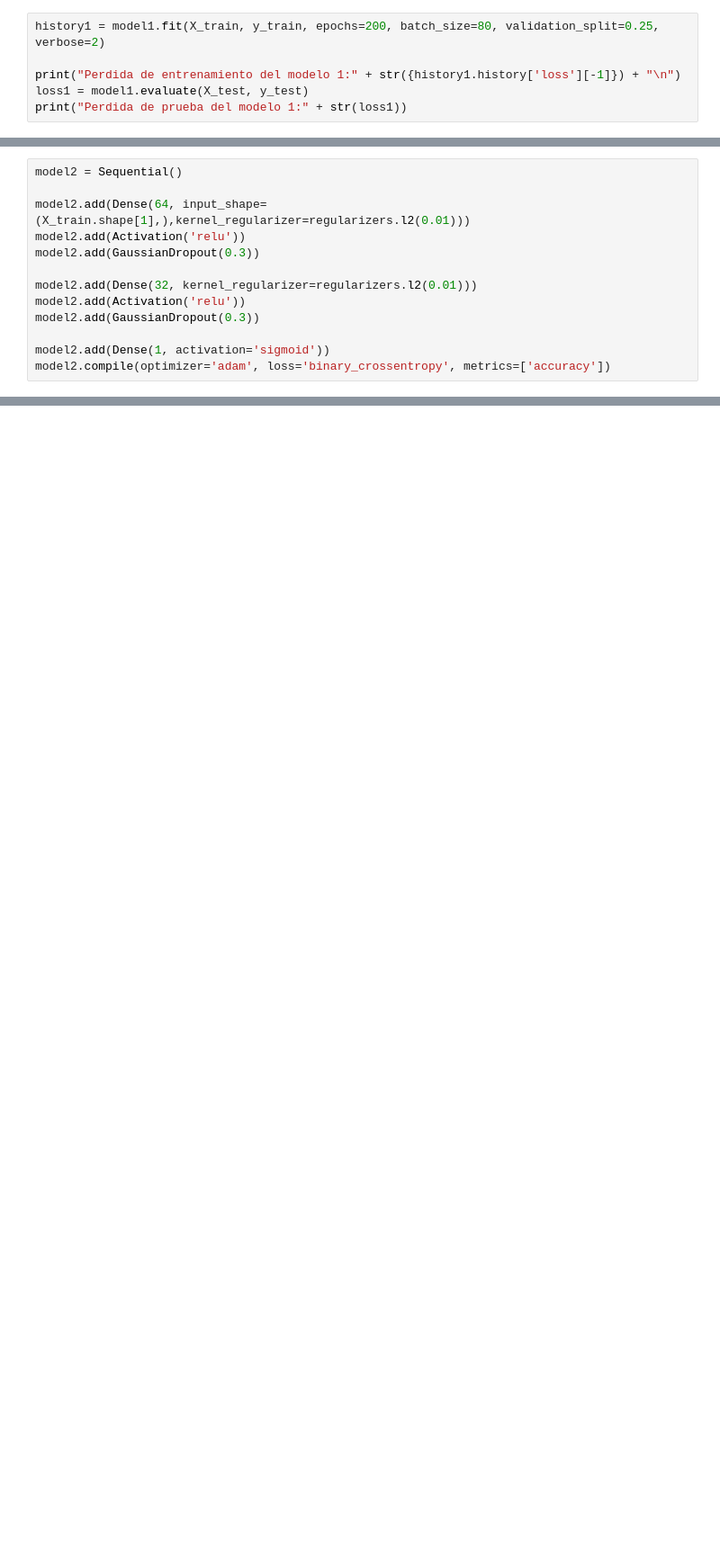
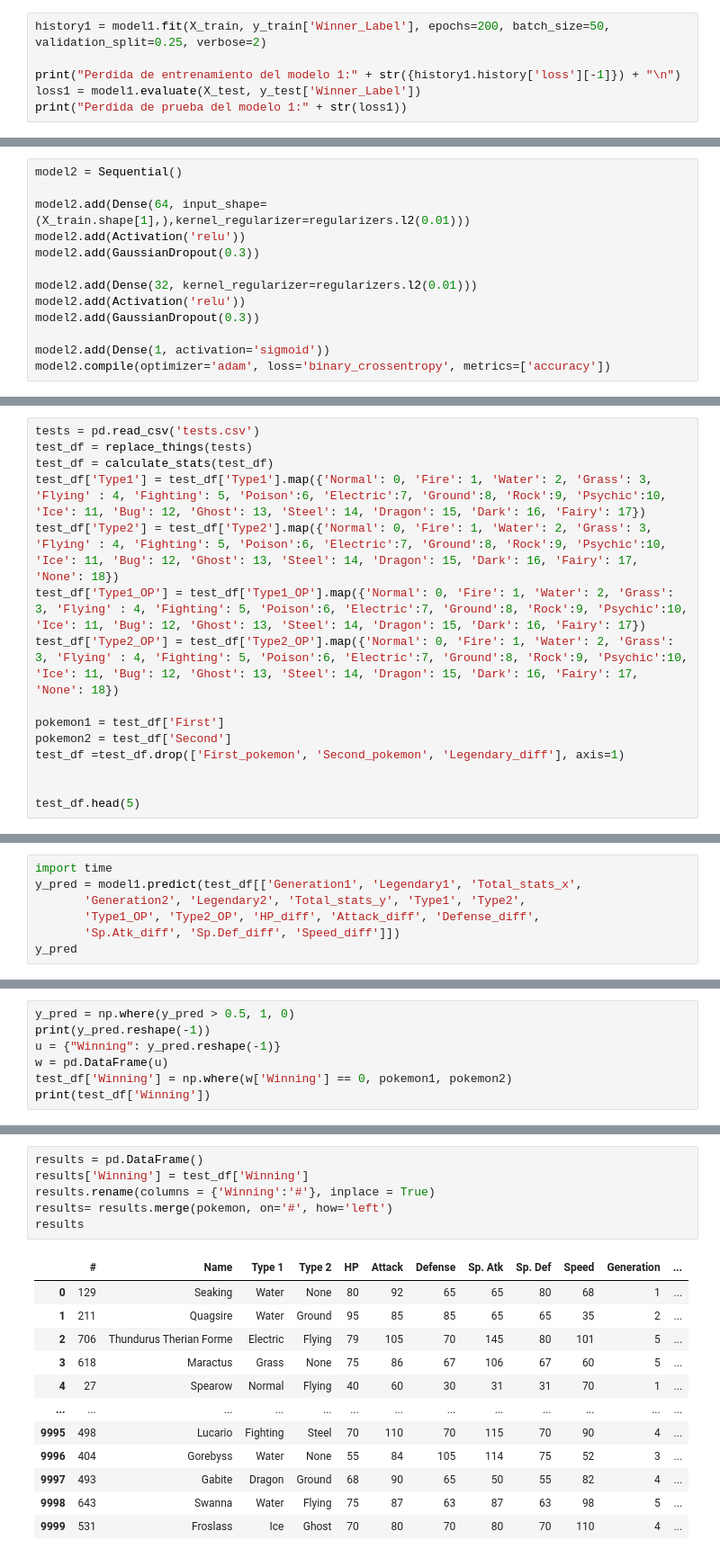
Before and after one commit to Roberto-VC/Proyecto-Deep, a Jupyter notebook: Proyecto.ipynb, the cells around one changed output, grey strips where cells are left out. Shown at 90% size. Saved outputs shown, nothing was run; the diff lists cells and outputs as text; blank space fills up the shorter version.

Commit message:
Tests

```diff
--- a/Proyecto.ipynb
+++ b/Proyecto.ipynb
@@ -397,10 +415,10 @@ model1.add(GaussianDropout(0.3))
 model1.add(Dense(1, activation='sigmoid'))
 model1.compile(optimizer='adam', loss='binary_crossentropy', metrics=['accuracy'])
 # %%
-history1 = model1.fit(X_train, y_train, epochs=200, batch_size=80, validation_split=0.25, verbose=2)
+history1 = model1.fit(X_train, y_train['Winner_Label'], epochs=200, batch_size=50, validation_split=0.25, verbose=2)
 
 print("Perdida de entrenamiento del modelo 1:" + str({history1.history['loss'][-1]}) + "\n")
-loss1 = model1.evaluate(X_test, y_test)
+loss1 = model1.evaluate(X_test, y_test['Winner_Label'])
 print("Perdida de prueba del modelo 1:" + str(loss1))
 # %% [output]
 Epoch 1/200
@@ -502,0 +613,15 @@ Perdida de prueba del modelo 1:[0.35965973138809204, 0.9172000288963318]
+# %%
+tests = pd.read_csv('tests.csv')
+test_df = replace_things(tests)
+test_df = calculate_stats(test_df)
+test_df['Type1'] = test_df['Type1'].map({'Normal': 0, 'Fire': 1, 'Water': 2, 'Grass': 3, 'Flying' : 4, 'Fighting': 5, 'Poison':6, 'Electric':7, 'Ground':8, 'Rock':9, 'Psychic':10, 'Ice': 11, 'Bug': 12, 'Ghost': 13, 'Steel': 14, 'Dragon': 15, 'Dark': 16, 'Fairy': 17})
+test_df['Type2'] = test_df['Type2'].map({'Normal': 0, 'Fire': 1, 'Water': 2, 'Grass': 3, 'Flying' : 4, 'Fighting': 5, 'Poison':6, 'Electric':7, 'Ground':8, 'Rock':9, 'Psychic':10, 'Ice': 11, 'Bug': 12, 'Ghost': 13, 'Steel': 14, 'Dragon': 15, 'Dark': 16, 'Fairy': 17, 'None': 18})
+test_df['Type1_OP'] = test_df['Type1_OP'].map({'Normal': 0, 'Fire': 1, 'Water': 2, 'Grass': 3, 'Flying' : 4, 'Fighting': 5, 'Poison':6, 'Electric':7, 'Ground':8, 'Rock':9, 'Psychic':10, 'Ice': 11, 'Bug': 12, 'Ghost': 13, 'Steel': 14, 'Dragon': 15, 'Dark': 16, 'Fairy': 17})
+test_df['Type2_OP'] = test_df['Type2_OP'].map({'Normal': 0, 'Fire': 1, 'Water': 2, 'Grass': 3, 'Flying' : 4, 'Fighting': 5, 'Poison':6, 'Electric':7, 'Ground':8, 'Rock':9, 'Psychic':10, 'Ice': 11, 'Bug': 12, 'Ghost': 13, 'Steel': 14, 'Dragon': 15, 'Dark': 16, 'Fairy': 17, 'None': 18})
+
+pokemon1 = test_df['First']
+pokemon2 = test_df['Second']
+test_df =test_df.drop(['First_pokemon', 'Second_pokemon', 'Legendary_diff'], axis=1)
+
+
+test_df.head(5)
@@ -502,0 +636,7 @@ Perdida de prueba del modelo 1:[0.35965973138809204, 0.9172000288963318]
+# %%
+import time
+y_pred = model1.predict(test_df[['Generation1', 'Legendary1', 'Total_stats_x',
+       'Generation2', 'Legendary2', 'Total_stats_y', 'Type1', 'Type2',
+       'Type1_OP', 'Type2_OP', 'HP_diff', 'Attack_diff', 'Defense_diff',
+       'Sp.Atk_diff', 'Sp.Def_diff', 'Speed_diff']])
+y_pred
@@ -502,0 +652,7 @@ Perdida de prueba del modelo 1:[0.35965973138809204, 0.9172000288963318]
+# %%
+y_pred = np.where(y_pred > 0.5, 1, 0)
+print(y_pred.reshape(-1))
+u = {"Winning": y_pred.reshape(-1)}
+w = pd.DataFrame(u)
+test_df['Winning'] = np.where(w['Winning'] == 0, pokemon1, pokemon2)
+print(test_df['Winning'])
@@ -502,0 +673,19 @@ Perdida de prueba del modelo 1:[0.35965973138809204, 0.9172000288963318]
+# %%
+results = pd.DataFrame()
+results['Winning'] = test_df['Winning']
+results.rename(columns = {'Winning':'#'}, inplace = True)
+results= results.merge(pokemon, on='#', how='left')
+results
+# %% [output]
+|  | # | Name | Type 1 | Type 2 | HP | Attack | Defense | Sp. Atk | Sp. Def | Speed | Generation | ... |
+| 0 | 129 | Seaking | Water | None | 80 | 92 | 65 | 65 | 80 | 68 | 1 | ... |
+| 1 | 211 | Quagsire | Water | Ground | 95 | 85 | 85 | 65 | 65 | 35 | 2 | ... |
+| 2 | 706 | Thundurus Therian Forme | Electric | Flying | 79 | 105 | 70 | 145 | 80 | 101 | 5 | ... |
+| 3 | 618 | Maractus | Grass | None | 75 | 86 | 67 | 106 | 67 | 60 | 5 | ... |
+| 4 | 27 | Spearow | Normal | Flying | 40 | 60 | 30 | 31 | 31 | 70 | 1 | ... |
+| ... | ... | ... | ... | ... | ... | ... | ... | ... | ... | ... | ... | ... |
+| 9995 | 498 | Lucario | Fighting | Steel | 70 | 110 | 70 | 115 | 70 | 90 | 4 | ... |
+| 9996 | 404 | Gorebyss | Water | None | 55 | 84 | 105 | 114 | 75 | 52 | 3 | ... |
+| 9997 | 493 | Gabite | Dragon | Ground | 68 | 90 | 65 | 50 | 55 | 82 | 4 | ... |
+| 9998 | 643 | Swanna | Water | Flying | 75 | 87 | 63 | 87 | 63 | 98 | 5 | ... |
+| 9999 | 531 | Froslass | Ice | Ghost | 70 | 80 | 70 | 80 | 70 | 110 | 4 | ... |
```
Also changed, not shown: parts of 14 cells of this notebook, 1 other file.
